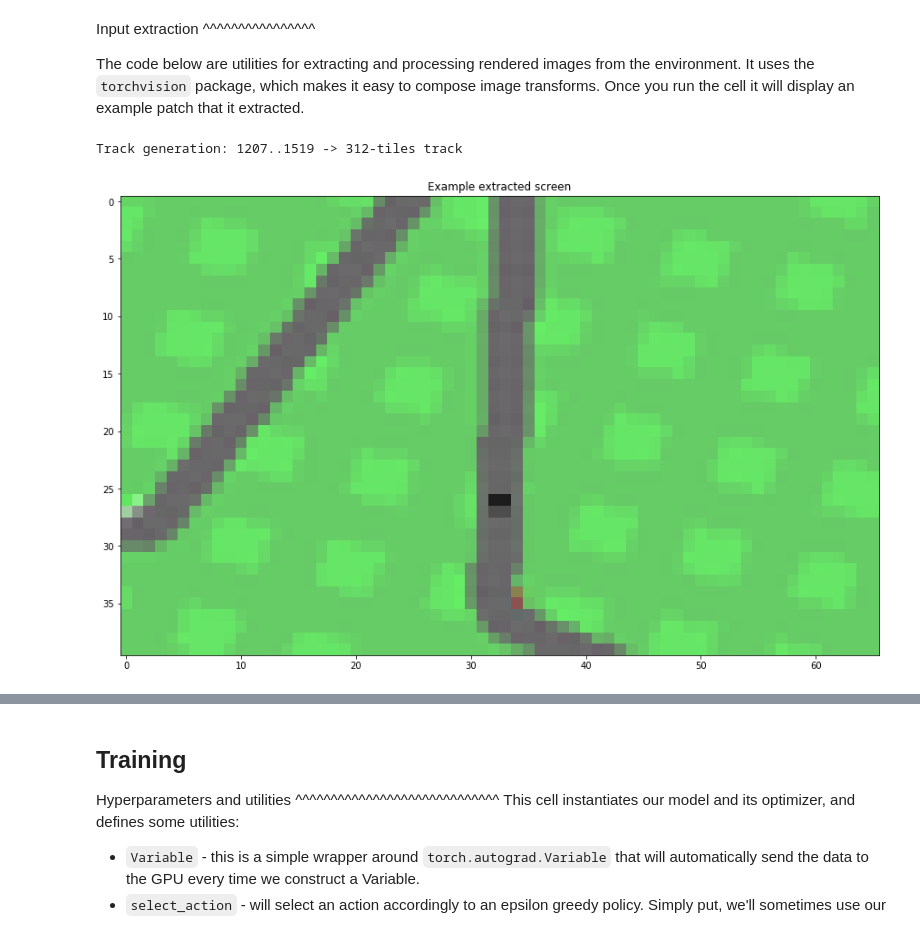
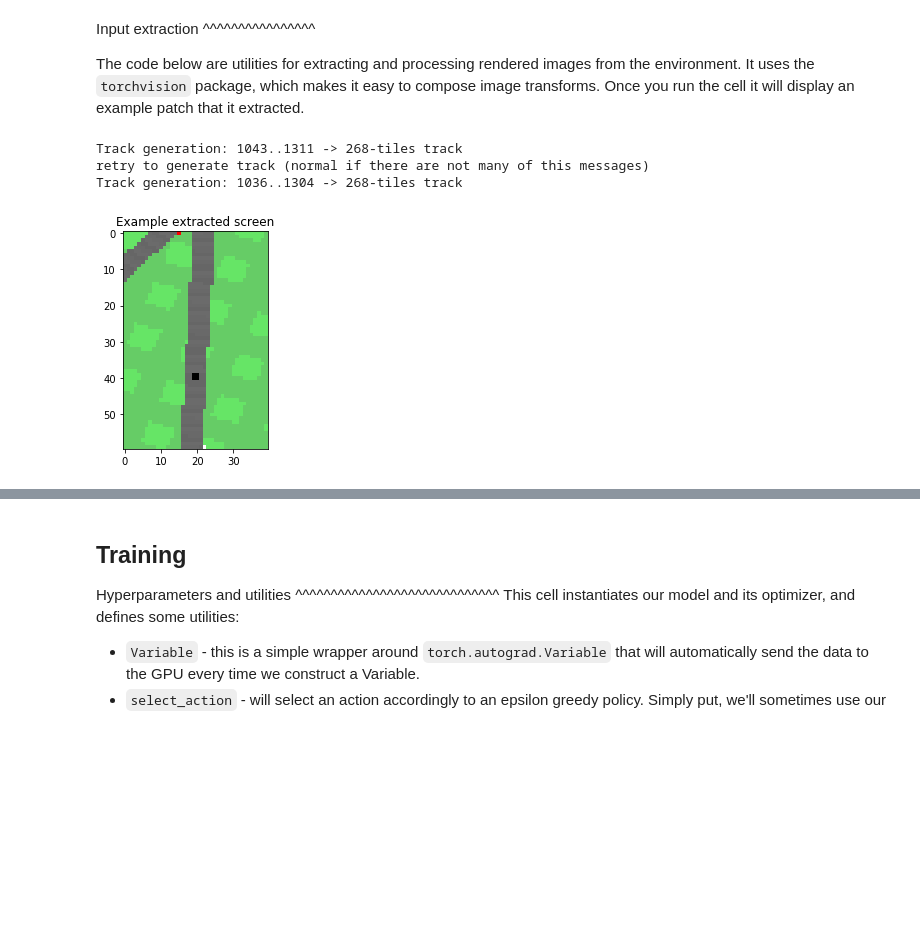
Before and after one commit to hahakumquat/stat234-project, a Jupyter notebook: carracing.ipynb, the cells around one changed output, grey strips where cells are left out. Saved outputs shown, nothing was run; the diff lists cells and outputs as text; code cells hidden in the pictures; blank space fills up the shorter version.

```diff
--- a/carracing.ipynb
+++ b/carracing.ipynb
@@ -243,36 +245,38 @@ def get_cart_location():
 
 def get_screen(): # need to chop off the black parts
     screen = env.render(mode='rgb_array').transpose(
         (2, 0, 1))  # transpose into torch order (CHW)
     # Strip off the top and bottom of the screen
     screen = screen[:, 260:320]
-    view_width = 100
+    view_width = 40
     cart_location = get_cart_location()
     if cart_location < view_width // 2:
         slice_range = slice(view_width)
     elif cart_location > (screen_width - view_width // 2):
         slice_range = slice(-view_width, None)
     else:
         slice_range = slice(cart_location - view_width // 2,
                             cart_location + view_width // 2)
     # Strip off the edges, so that we have a square image centered on a cart
     screen = screen[:, :, slice_range]
     # Convert to float, rescare, convert to torch tensor
     # (this doesn't require a copy)
     screen = np.ascontiguousarray(screen, dtype=np.float32) / 255
     screen = torch.from_numpy(screen)
     # Resize, and add a batch dimension (BCHW)
     return resize(screen).unsqueeze(0).type(Tensor)
 
 env.reset()
 plt.figure()
 plt.imshow(get_screen().cpu().squeeze(0).permute(1, 2, 0).numpy(),
            interpolation='none')
 plt.title('Example extracted screen')
 plt.show()
 # %% [output]
-Track generation: 1207..1519 -> 312-tiles track
+Track generation: 1043..1311 -> 268-tiles track
+retry to generate track (normal if there are not many of this messages)
+Track generation: 1036..1304 -> 268-tiles track
-[figure, old version]
+[figure, new version]
 # %%
 plt.imshow(env.render(mode='rgb_array'))
 # %% [output]
```
Also changed, not shown: parts of 4 cells of this notebook, 1 other file.
